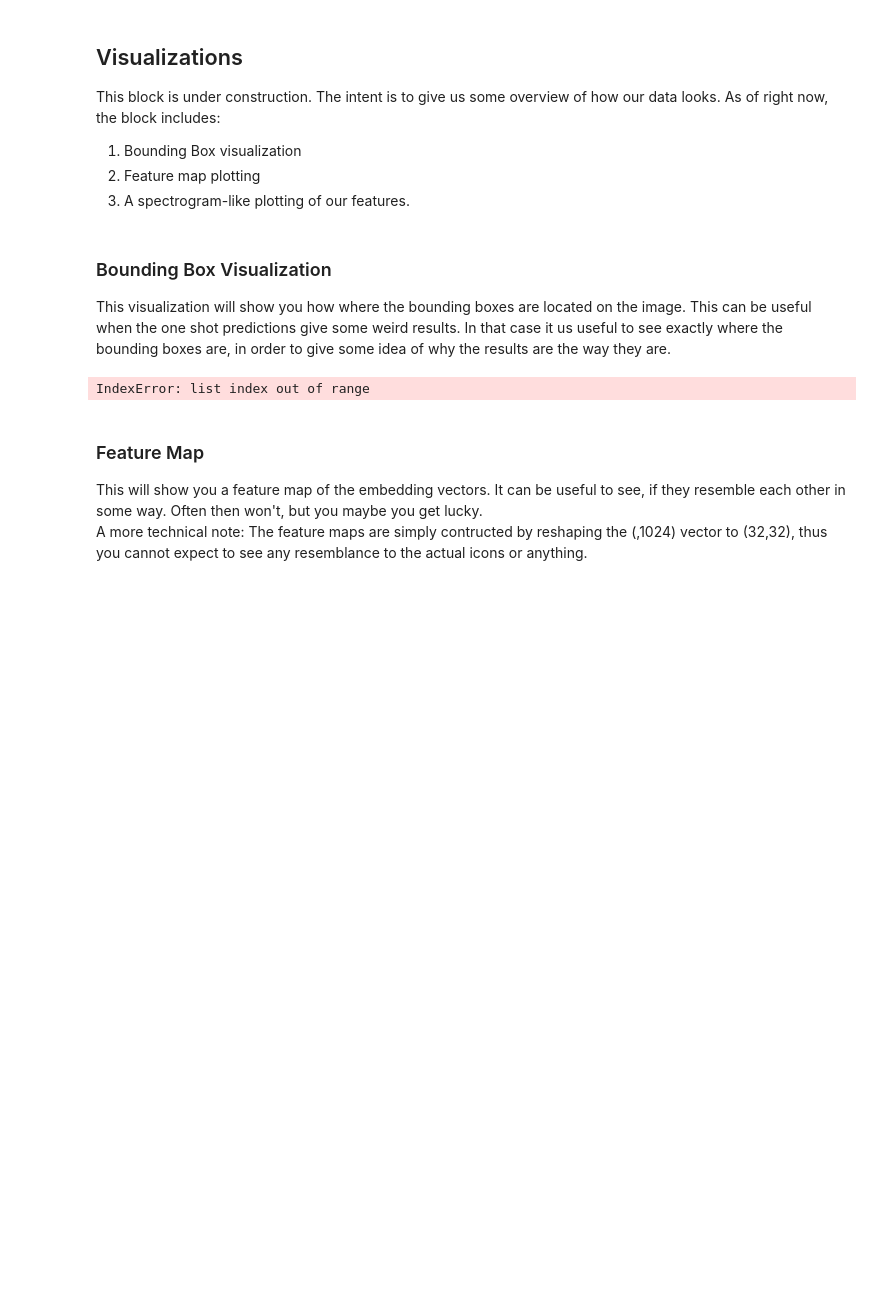
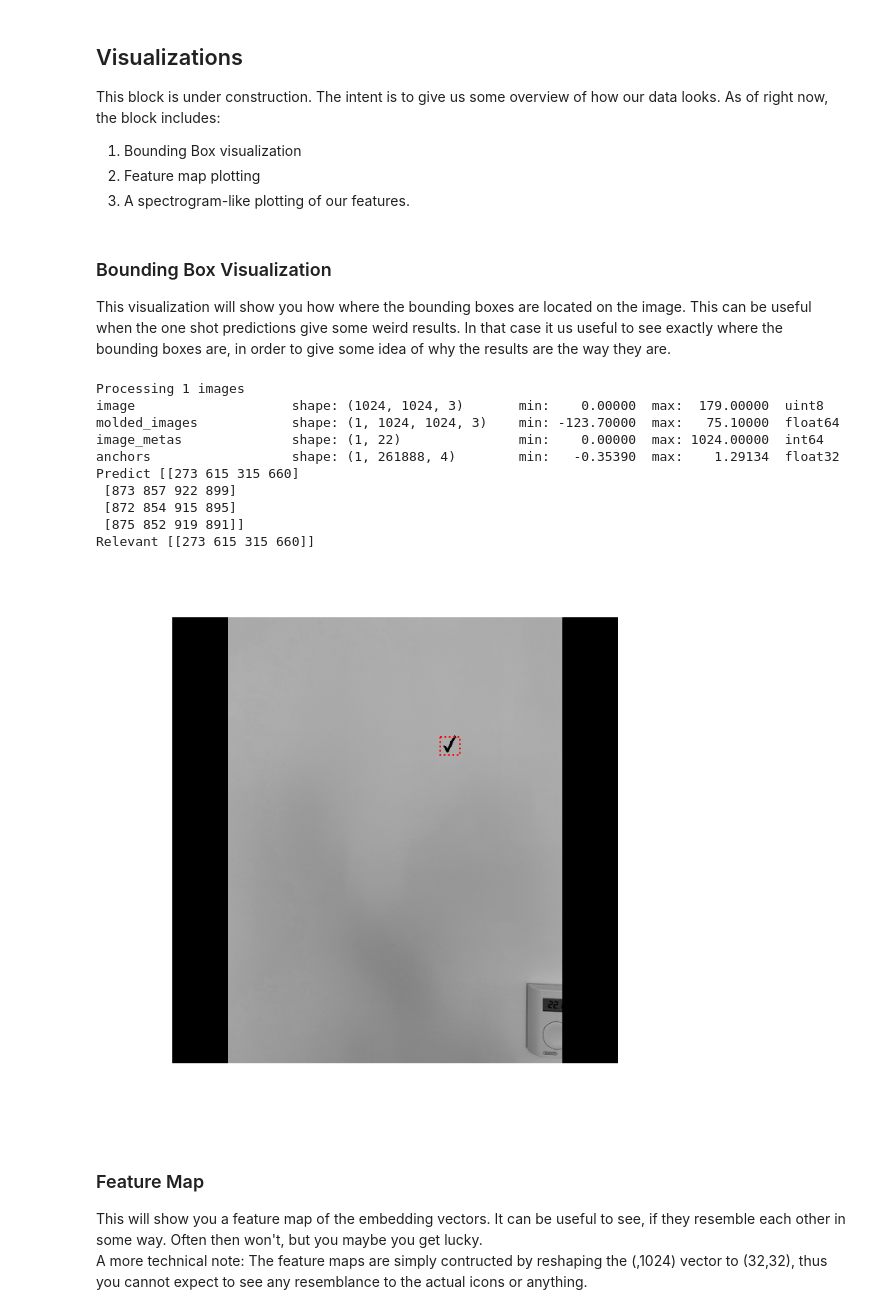
Before and after one commit to Holstrup/Mask_RCNN, a Jupyter notebook: samples/wireframe/One-Shot.ipynb, the cells around one changed output. Drawn from its saved outputs; the diff is of its cells as text; code cells hidden in the pictures; blank space fills up the shorter version.

```diff
--- a/samples/wireframe/One-Shot.ipynb
+++ b/samples/wireframe/One-Shot.ipynb
@@ -246,23 +247,34 @@ This block is under construction. The intent is to give us some overview of how
 This visualization will show you how where the bounding boxes are located on the image. This can be useful when the one shot predictions give some weird results. In that case it us useful to see exactly where the bounding boxes are, in order to give some idea of why the results are the way they are.
 # %%
 #True and pred bbox
+image_id = random.choice(dataset_val.image_ids)
 original_image, _, gt_class_id, bboxTrue, _ = modellib.load_image_gt(dataset_val, inference_config, image_id, use_mini_mask=False)
 result = model.detect([original_image], verbose=1)
 bboxPred = result[0]['rois']
 
 #Relevant bbox
 relevantbbox = []
 indexTrue = knn.overlapsTrueAndPredicted(bboxTrue, bboxPred)
 for i in range(len(indexTrue)):
   relevantbbox.append(bboxPred[i])
 
 print("Predict", bboxPred)
 print("Relevant", np.array(relevantbbox))
 
 #Draw relevant bbox (filter from all the predicted bboxes)
 visualize.draw_boxes(original_image, np.array(relevantbbox))
 # %% [output]
-IndexError: list index out of range
+Processing 1 images
+image                    shape: (1024, 1024, 3)       min:    0.00000  max:  179.00000  uint8
+molded_images            shape: (1, 1024, 1024, 3)    min: -123.70000  max:   75.10000  float64
+image_metas              shape: (1, 22)               min:    0.00000  max: 1024.00000  int64
+anchors                  shape: (1, 261888, 4)        min:   -0.35390  max:    1.29134  float32
+Predict [[273 615 315 660]
+ [873 857 922 899]
+ [872 854 915 895]
+ [875 852 919 891]]
+Relevant [[273 615 315 660]]
+[figure, added]
 # %%
 indicies = [3, 4, 5, 6]
 maps = []
```
Also changed, not shown: parts of 2 cells of this notebook.
